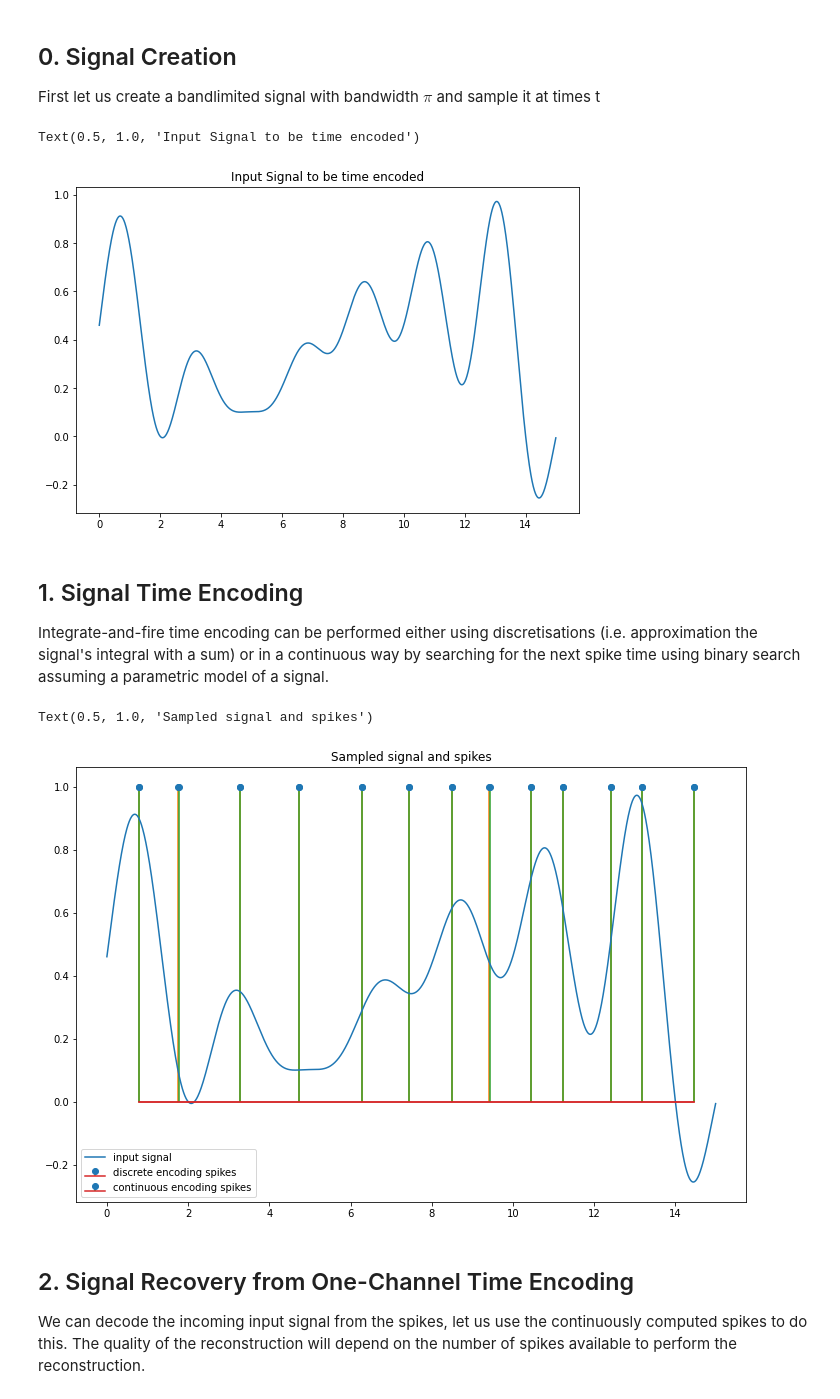
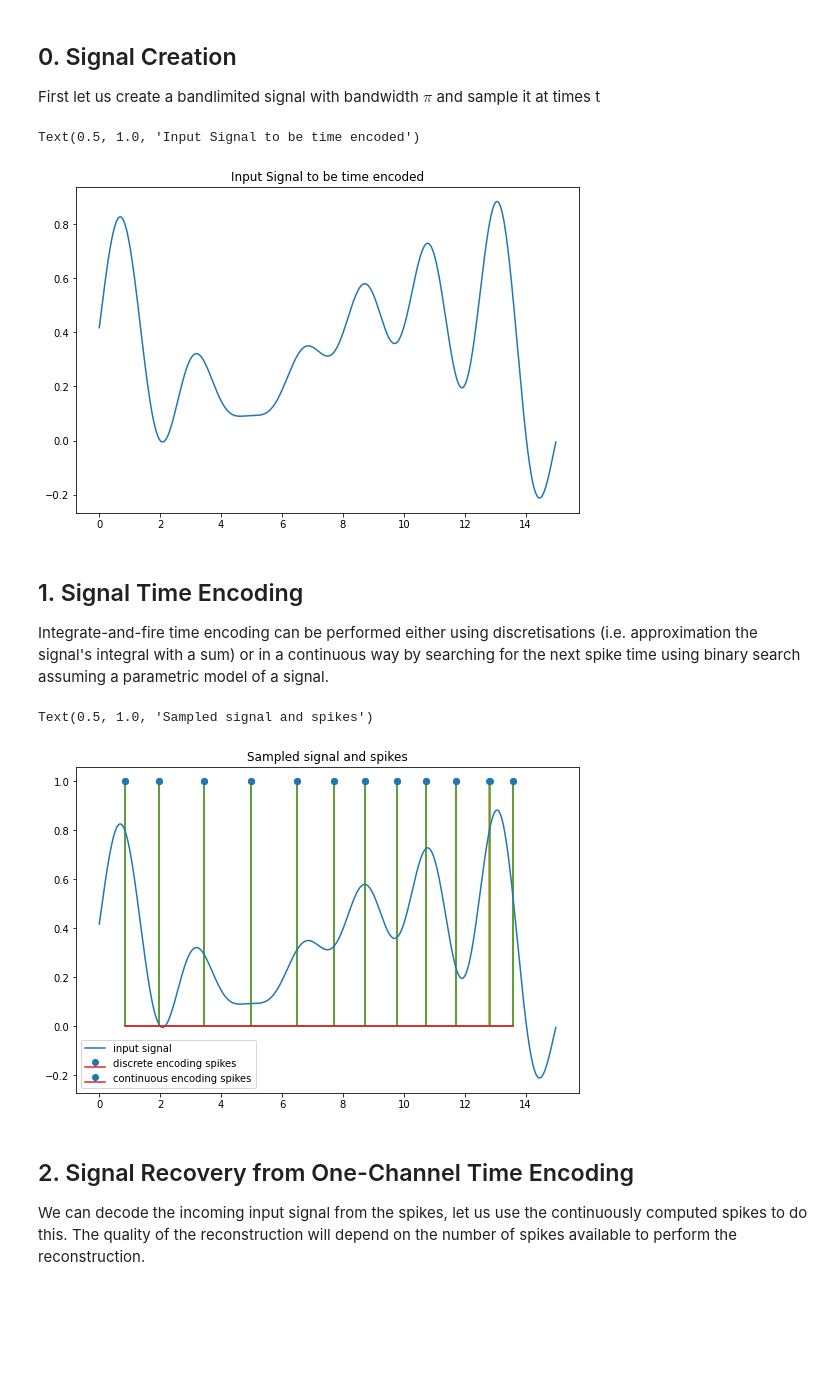
Before and after one commit to karenadam/Multi-Channel-Time-Encoding, a Jupyter notebook: Examples.ipynb, the cells around one changed output. Drawn from its saved outputs; the diff is of its cells as text; code cells hidden in the pictures; blank space fills up the shorter version.

```diff
--- a/Examples.ipynb
+++ b/Examples.ipynb
@@ -33,26 +33,25 @@ First let us create a bandlimited signal with bandwidth $\pi$ and sample it at t
 # %%
 # parameters for signal creation
 np.random.seed(1)
 Omega = np.pi
 signal_end_time = 15
 delta_t = 1e-2
 t = np.arange(0,signal_end_time,delta_t)
 
-# creation of bandlimited signal
-y_param = Signal.bandlimitedSignal(np.pi)
-y_param.random(t) # generates a random bandlimited signal
+# creation of a bandlimited signal with random amplitudes of sincs
+y_param = Signal.bandlimitedSignal(np.pi, sinc_locs = np.arange(0,signal_end_time, np.pi/Omega))
 y_sampled = y_param.sample(t) # sample the signal at time t
 
 # create a collection of bandlimited signals containing y_param
-y_param_as_collection = Signal.bandlimitedSignals(np.pi)
+y_param_as_collection = SignalCollection.bandlimitedSignals(np.pi)
 y_param_as_collection.add(y_param)
 
 plt.figure(figsize = (9,6))
 plt.plot(t, y_sampled, label = 'input signal')
 plt.title("Input Signal to be time encoded")
 # %% [output]
 Text(0.5, 1.0, 'Input Signal to be time encoded')
-[figure, old version]
+[figure, new version]
 # %% [markdown]
 ## 1. Signal Time Encoding
 
@@ -79,7 +78,7 @@ plt.legend(loc = 'best')
 plt.title('Sampled signal and spikes')
 # %% [output]
 Text(0.5, 1.0, 'Sampled signal and spikes')
-[figure, old version]
+[figure, new version]
 # %% [markdown]
 ## 2. Signal Recovery from One-Channel Time Encoding
 
```
Also changed, not shown: parts of 6 cells of this notebook, 17 other files.
